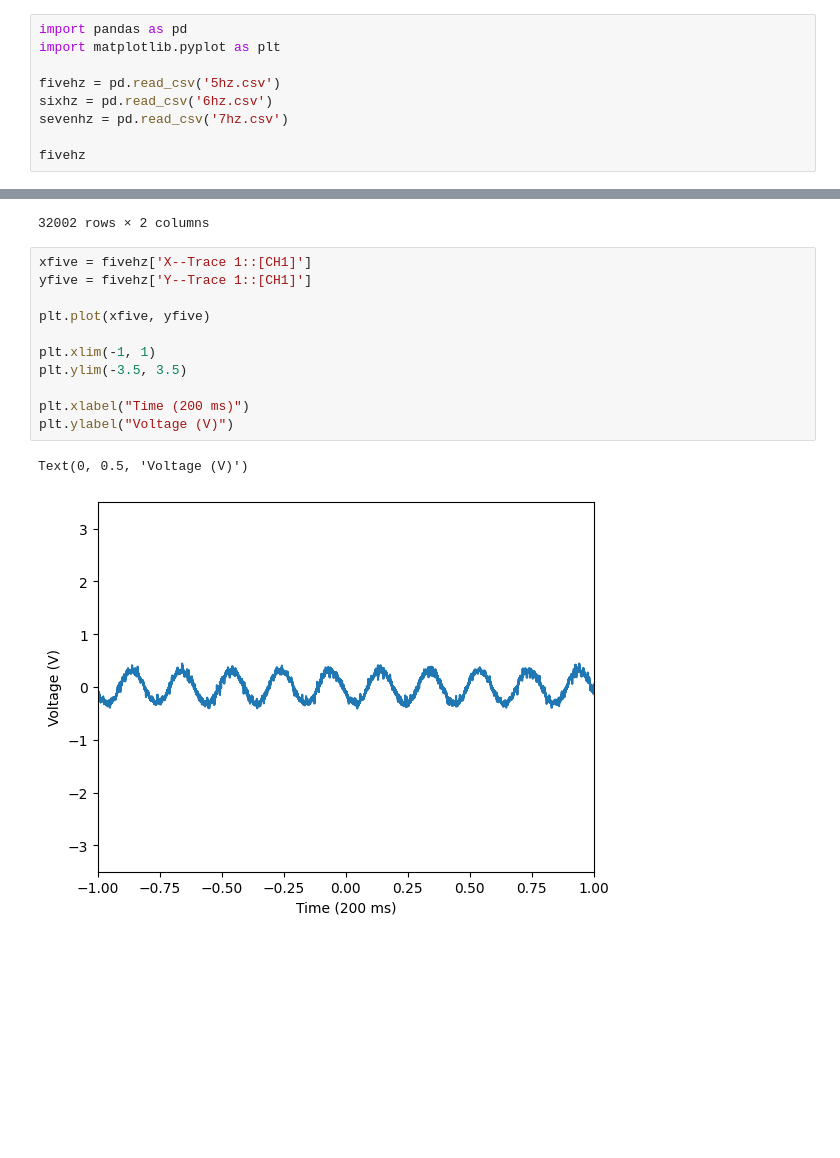
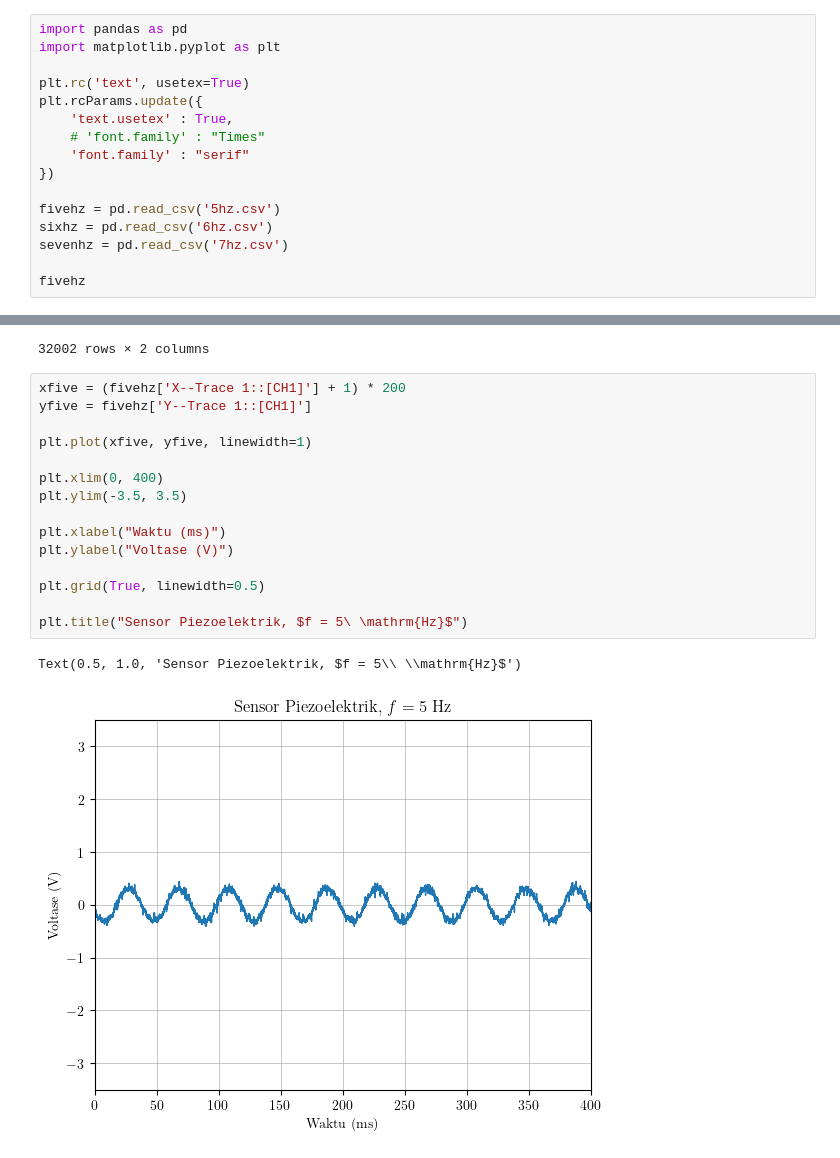
Before and after one commit to hafizh-ender/academic-semester-4, a Jupyter notebook: AE2200/Modul 4/modul 4.ipynb, the cells around one changed output, grey strips where cells are left out. Drawn from its saved outputs; the diff is of its cells as text; blank space fills up the shorter version.

Commit message:
Improving graph, add LaTex font

```diff
--- a/AE2200/Modul 4/modul 4.ipynb
+++ b/AE2200/Modul 4/modul 4.ipynb
@@ -1,6 +1,13 @@
 # %%
 import pandas as pd
 import matplotlib.pyplot as plt
+
+plt.rc('text', usetex=True)
+plt.rcParams.update({
+    'text.usetex' : True,
+    # 'font.family' : "Times"
+    'font.family' : "serif"
+})
 
 fivehz = pd.read_csv('5hz.csv')
 sixhz = pd.read_csv('6hz.csv')
@@ -22,17 +29,21 @@ fivehz
 | 32001 | 1.000063 | -0.092798 |
 32002 rows × 2 columns
 # %%
-xfive = fivehz['X--Trace 1::[CH1]']
+xfive = (fivehz['X--Trace 1::[CH1]'] + 1) * 200
 yfive = fivehz['Y--Trace 1::[CH1]']
 
-plt.plot(xfive, yfive)
+plt.plot(xfive, yfive, linewidth=1)
 
-plt.xlim(-1, 1)
+plt.xlim(0, 400)
 plt.ylim(-3.5, 3.5)
 
-plt.xlabel("Time (200 ms)")
-plt.ylabel("Voltage (V)")
+plt.xlabel("Waktu (ms)")
+plt.ylabel("Voltase (V)")
+
+plt.grid(True, linewidth=0.5)
+
+plt.title("Sensor Piezoelektrik, $f = 5\ \mathrm{Hz}$")
 # %% [output]
-Text(0, 0.5, 'Voltage (V)')
+Text(0.5, 1.0, 'Sensor Piezoelektrik, $f = 5\\ \\mathrm{Hz}$')
-[figure, old version]
+[figure, new version]
 # %%
```
Also changed, not shown: parts of 3 cells of this notebook.
